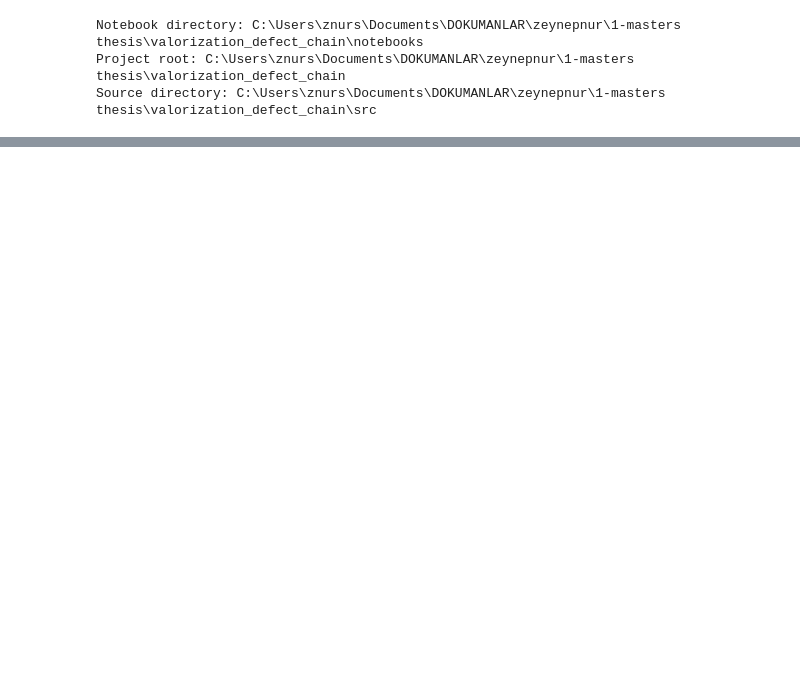
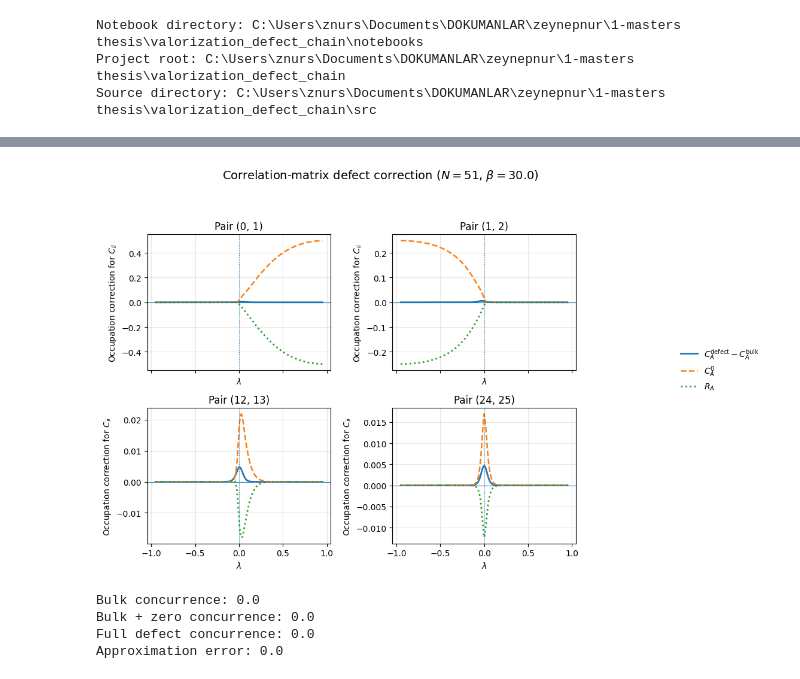
Before and after one commit to zeynepnursahinel/valorization-defect-chain, a Jupyter notebook: notebooks/Defect_Chain_Notebook.ipynb, the cells around one changed output, grey strips where cells are left out. Saved outputs shown, nothing was run; the diff lists cells and outputs as text; code cells hidden in the pictures; blank space fills up the shorter version.

```diff
--- a/notebooks/Defect_Chain_Notebook.ipynb
+++ b/notebooks/Defect_Chain_Notebook.ipynb
@@ -52,0 +242,48 @@ ModuleNotFoundError: No module named 'plotting_defect'
+# %%
+correlation_diagonal_data = (
+    plot_correlation_decomposition_vs_lambda(
+        N=N,
+        beta=BETA,
+        lambda_values=LAMBDA_VALUES,
+        selected_pairs=SELECTED_PAIRS,
+        periodic=PERIODIC,
+        matrix_element="site_i",
+        savepath="correlation_decomposition_diagonal.pdf",
+    )
+)
+# %% [output]
+[figure, added]
+# %%
+concurrence_result = compare_pair_concurrences(
+    N=N,
+    lam=LAMBDA_TEST,
+    beta=BETA,
+    pair=(0, 1),
+    periodic=PERIODIC,
+)
+
+print(
+    "Bulk concurrence:",
+    concurrence_result["concurrence_bulk"],
+)
+
+print(
+    "Bulk + zero concurrence:",
+    concurrence_result["concurrence_approx"],
+)
+
+print(
+    "Full defect concurrence:",
+    concurrence_result["concurrence_defect"],
+)
+
+print(
+    "Approximation error:",
+    concurrence_result["concurrence_defect"]
+    - concurrence_result["concurrence_approx"],
+)
+# %% [output]
+Bulk concurrence: 0.0
+Bulk + zero concurrence: 0.0
+Full defect concurrence: 0.0
+Approximation error: 0.0
```
Also changed, not shown: parts of 12 cells of this notebook, 3 other files.
